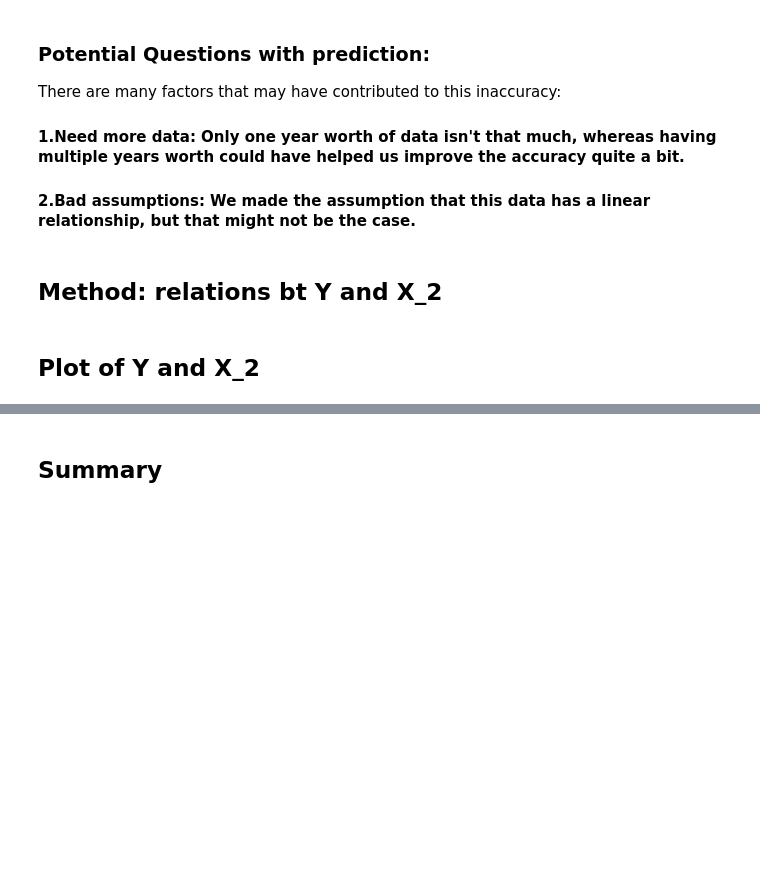
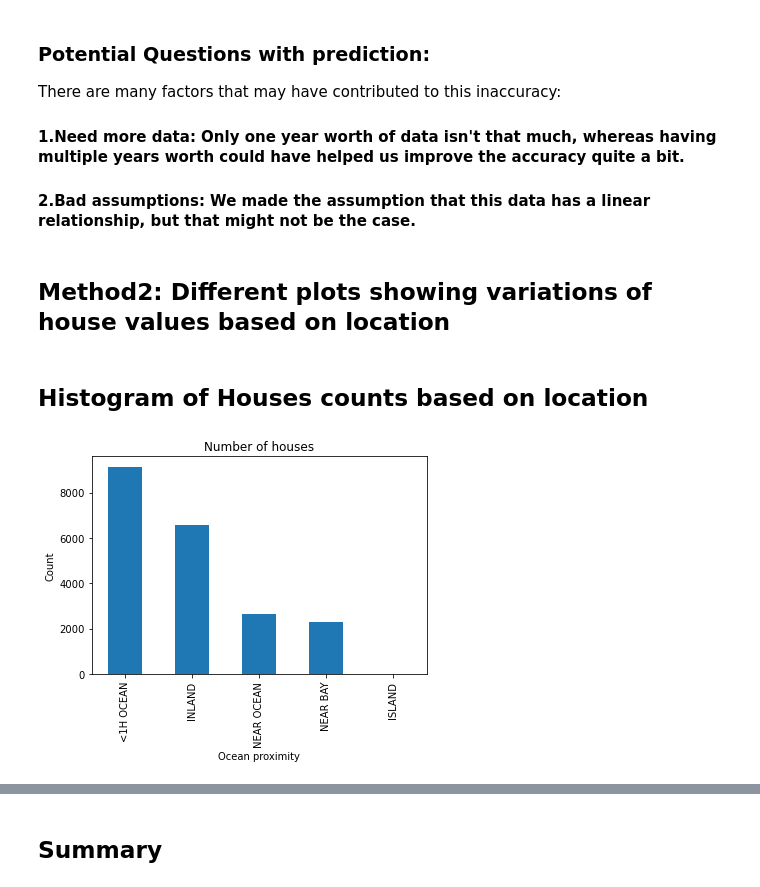
Before and after one commit to ECO225W2022/Housing-price-prediction-California-Yixuan-Lin0212, a Jupyter notebook: California Housing Price.ipynb, the cells around one changed output, grey strips where cells are left out. Saved outputs shown, nothing was run; the diff lists cells and outputs as text; code cells hidden in the pictures; blank space fills up the shorter version.

Commit message:
This is Project one with method 2 (histogram and boxplots)

```diff
--- a/California Housing Price.ipynb
+++ b/California Housing Price.ipynb
@@ -212,7 +212,15 @@ You can see that the value of root mean squared error is 84941.05, which is much
 There are many factors that may have contributed to this inaccuracy:
 #### 1.Need more data: Only one year worth of data isn't that much, whereas having multiple years worth could have helped us improve the accuracy quite a bit.
 #### 2.Bad assumptions: We made the assumption that this data has a linear relationship, but that might not be the case.
-# %% [markdown]
-## Method: relations bt Y and X_2
-# %% [markdown]
-## Plot of Y and X_2
+# %% [markdown]
+## Method2: Different plots showing variations of house values based on location
+# %% [markdown]
+## Histogram of Houses counts based on location
+# %%
+df_house_clean.ocean_proximity.value_counts().plot(kind="bar")
+plt.title('Number of houses')
+plt.xlabel("Ocean proximity")
+plt.ylabel('Count')
+plt.show()
+# %% [output]
+[figure, added]
```
Also changed, not shown: parts of 5 cells of this notebook.
